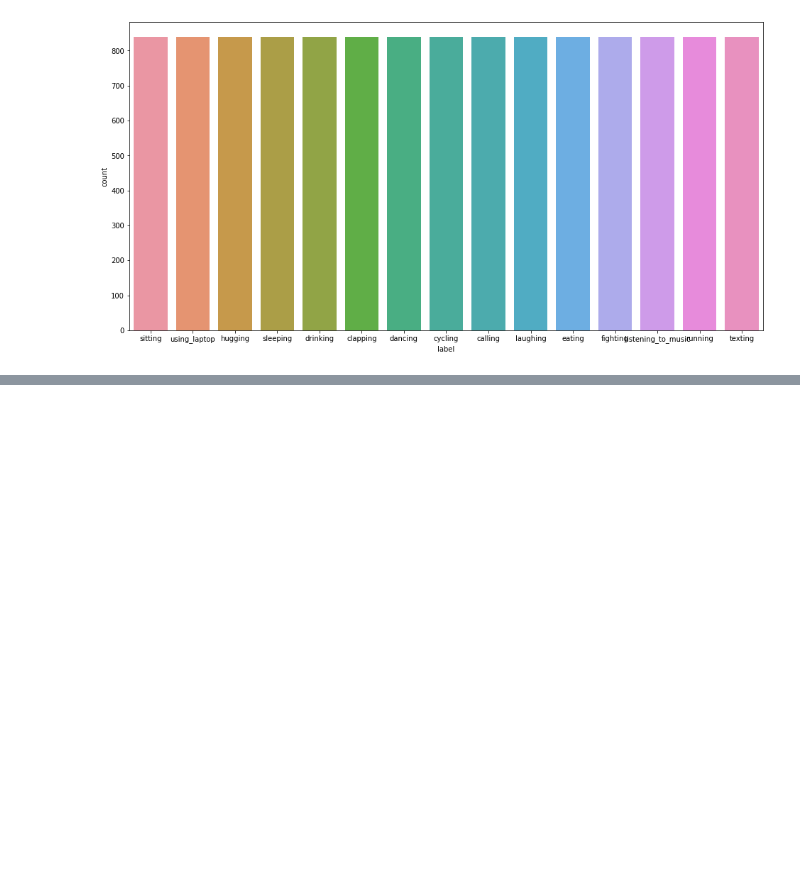
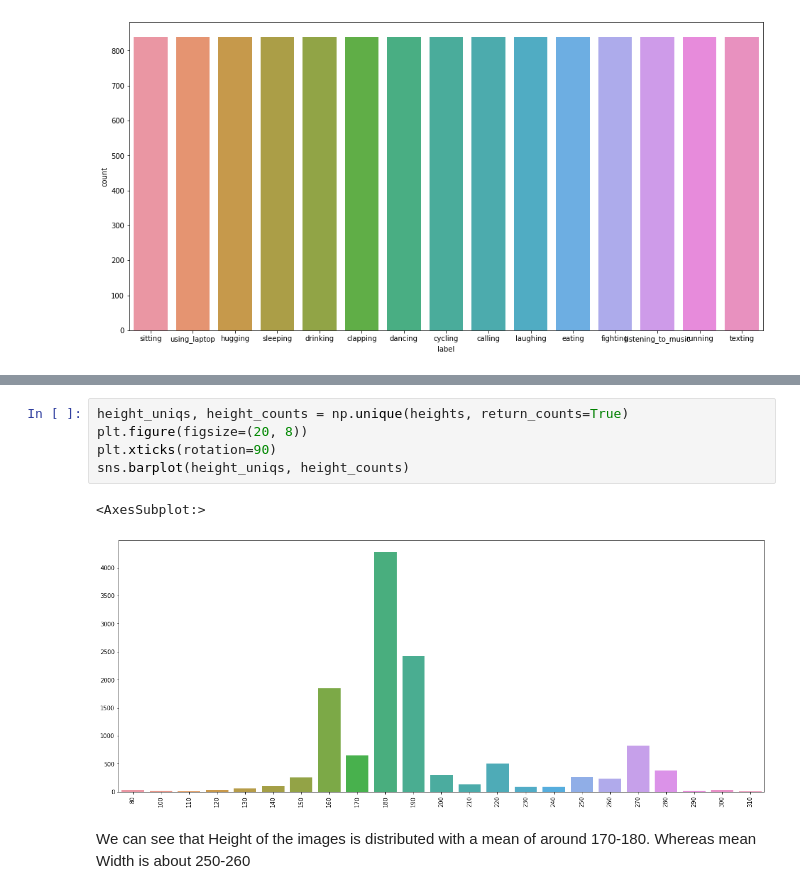
Before and after one commit to cruigo93/human_activity_training, a Jupyter notebook: notebooks/EDA.ipynb, the cells around one changed output, grey strips where cells are left out. Drawn from its saved outputs; the diff is of its cells as text; blank space fills up the shorter version.

```diff
--- a/notebooks/EDA.ipynb
+++ b/notebooks/EDA.ipynb
@@ -56,0 +79,10 @@ k = random.randint(0, df.shape[0]-1)
+# %%
+height_uniqs, height_counts = np.unique(heights, return_counts=True)
+plt.figure(figsize=(20, 8))
+plt.xticks(rotation=90)
+sns.barplot(height_uniqs, height_counts)
+# %% [output]
+<AxesSubplot:>
+[figure, added]
+# %% [markdown]
+We can see that Height of the images is distributed with a mean of around 170-180. Whereas mean Width is about 250-260
```
Also changed, not shown: parts of 11 cells of this notebook, 8 other files.
